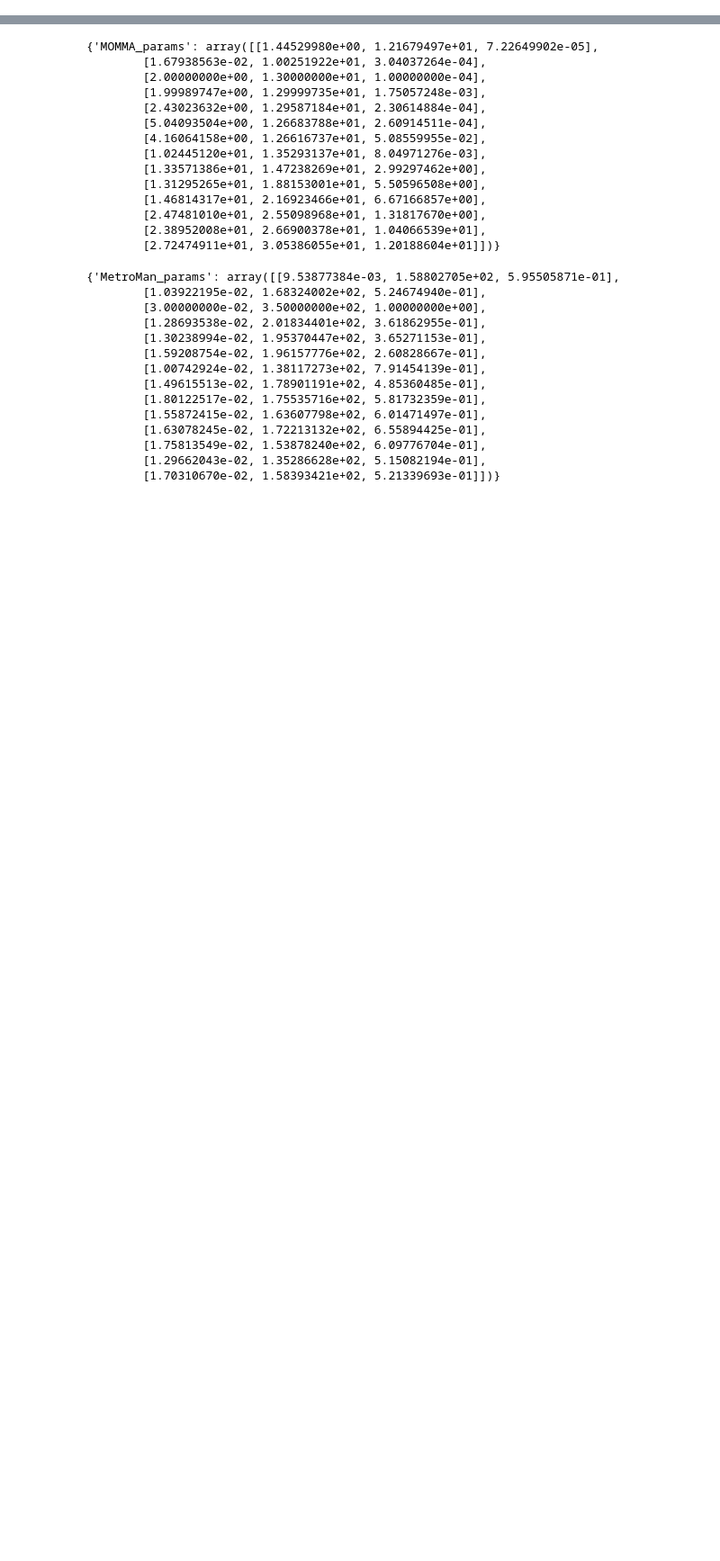
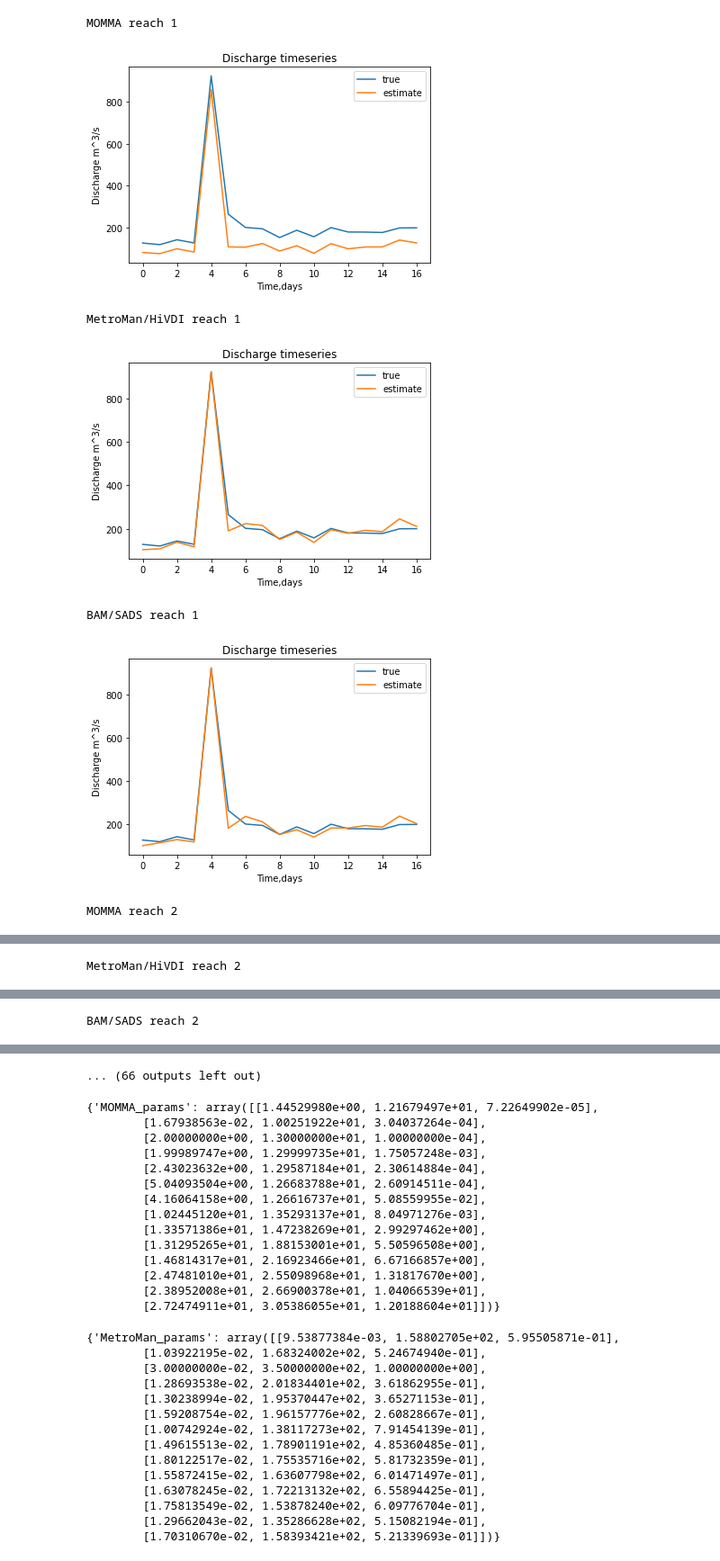
Before and after one commit to ruiwei33/FLaPE-Byrd, a Jupyter notebook: ExampleUsage_Q_params.ipynb, the cells around one changed output, grey strips where cells are left out. Shown at 90% size. Cells and saved outputs as stored; diff of their text form; code cells hidden in the pictures; blank space fills up the shorter version.

Commit message:
plot dischage timeseries

```diff
--- a/ExampleUsage_Q_params.ipynb
+++ b/ExampleUsage_Q_params.ipynb
@@ -21,6 +21,7 @@ class Domian:
     def __init__(self, river_data):
         self.nR=len(river_data['rch_id_uniq']) #number of reaches
         self.nt=25 #number of overpasses
+        self.t=np.array(range(25))
 
 D = Domian(river_data)
 # %%
@@ -127,0 +121,16 @@ momma = {"MOMMA_params": np.array(MOMMA_params) }
+# %%
+for i in range(4,17):
+    print('MOMMA reach', i-3)
+    cals[i]['MOMMA'].PlotTimeseries2()
+    print('MetroMan/HiVDI reach', i-3)
+    cals[i]['MetroMan'].PlotTimeseries2()
+    print('BAM/SADS reach', i-3)
+    cals[i]['BAMSADS'].PlotTimeseries2()
+# %% [output]
+MOMMA reach 1
+[figure, added]
+MetroMan/HiVDI reach 1
+[figure, added]
+BAM/SADS reach 1
+[figure, added]
+MOMMA reach 2
@@ -127,0 +138 @@ momma = {"MOMMA_params": np.array(MOMMA_params) }
+MetroMan/HiVDI reach 2
@@ -127,0 +140 @@ momma = {"MOMMA_params": np.array(MOMMA_params) }
+BAM/SADS reach 2
@@ -128,3 +142,4 @@ momma = {"MOMMA_params": np.array(MOMMA_params) }
+... (66 outputs left out)
 # %%
 momma
 # %% [output]
```
Also changed, not shown: parts of 2 cells of this notebook, 1 other file.
